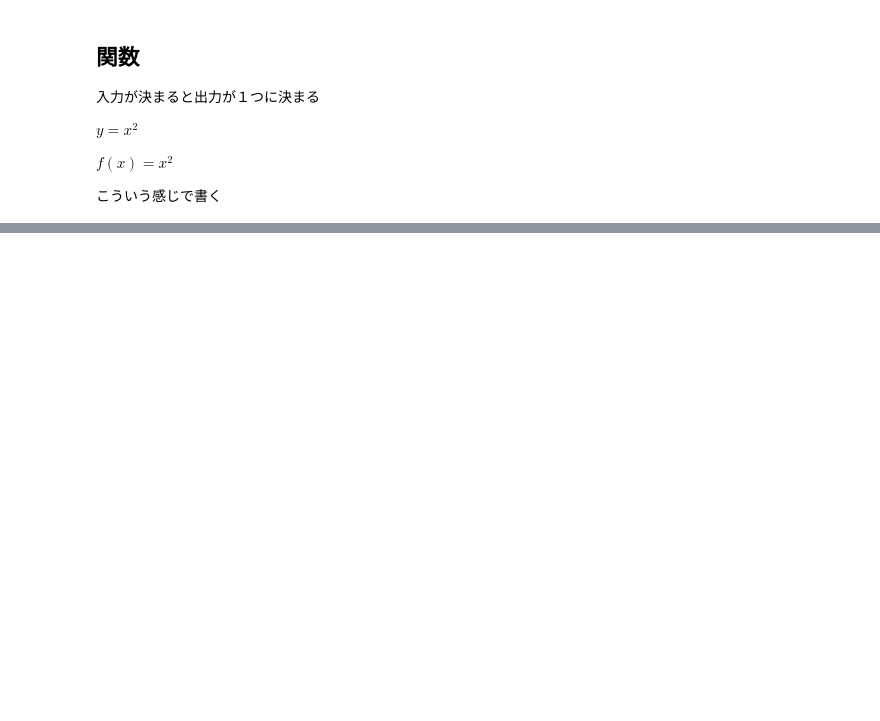
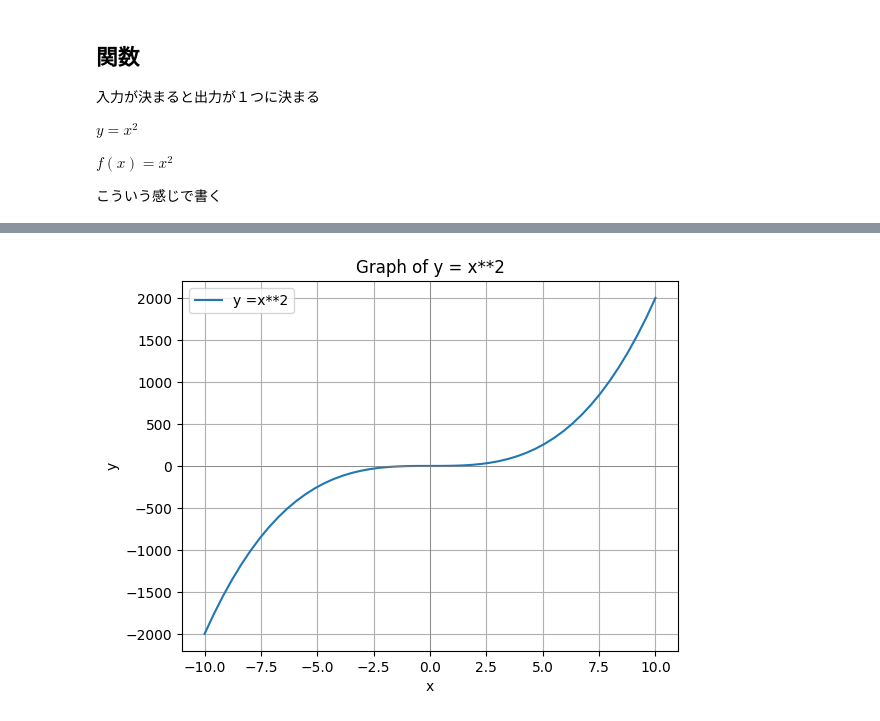
Before and after one commit to yoshikazuito1976/learning_algo, a Jupyter notebook: algoandmath.ipynb, the cells around one changed output, grey strips where cells are left out. Saved outputs shown, nothing was run; the diff lists cells and outputs as text; code cells hidden in the pictures; blank space fills up the shorter version.

```diff
--- a/algoandmath.ipynb
+++ b/algoandmath.ipynb
@@ -34,0 +35,22 @@ plt.show()
+# %%
+import numpy as np
+import matplotlib.pyplot as plt
+
+# x を -2 から 10 までの範囲で生成
+x = np.linspace(-10,10 )
+
+# y = min(x, 5) を要素ごとに適用
+y = 2*x**3
+
+# グラフを描画
+plt.plot(x, y, label='y =x**2')
+plt.xlabel('x')
+plt.ylabel('y')
+plt.title('Graph of y = x**2')
+plt.grid(True)
+plt.axhline(0, color='gray', linewidth=0.5)
+plt.axvline(0, color='gray', linewidth=0.5)
+plt.legend()
+plt.show()
+# %% [output]
+[figure, added]
```
Also changed, not shown: parts of 4 cells of this notebook.
